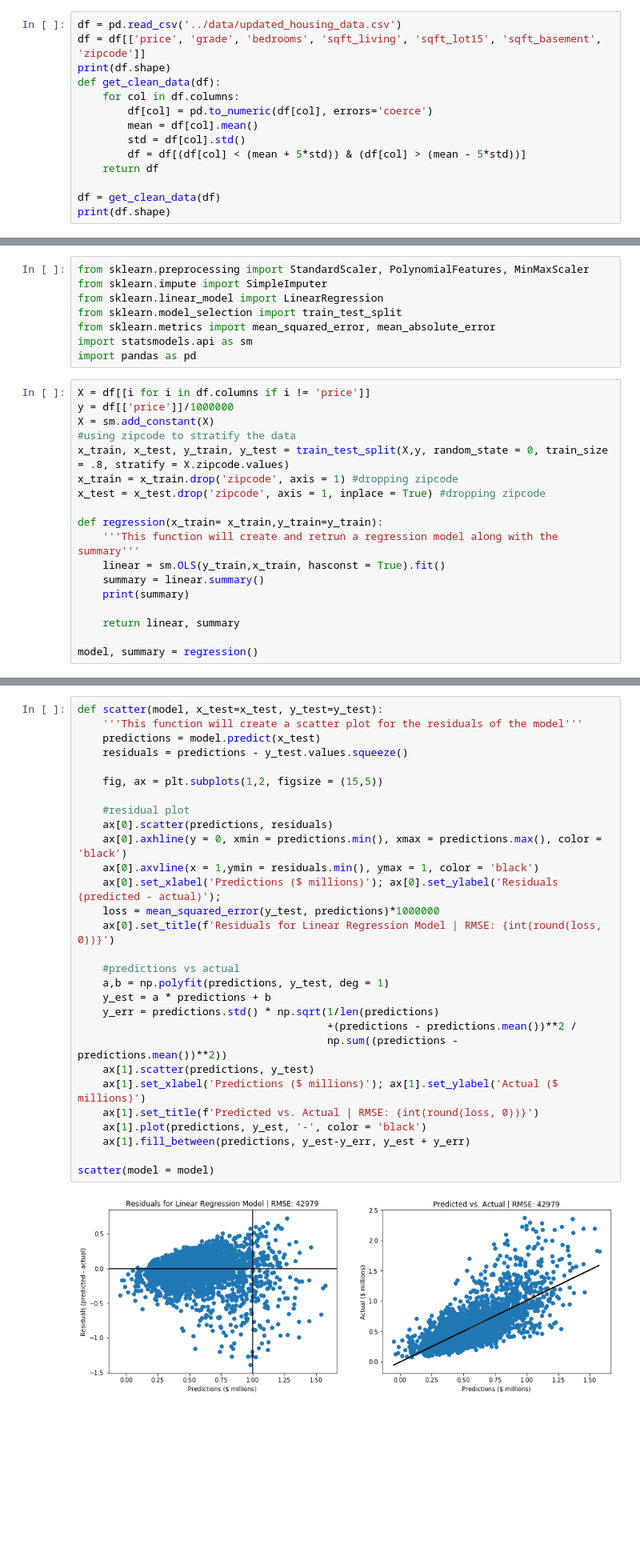
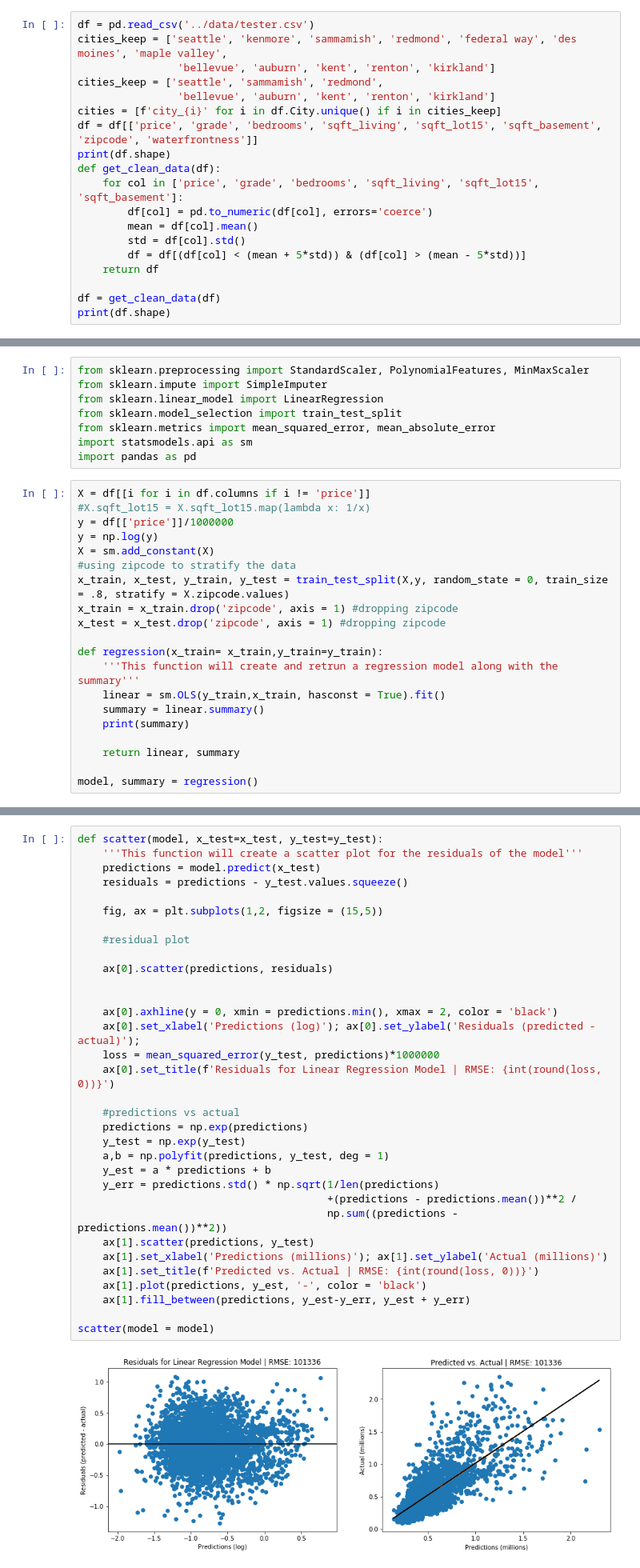
Before and after one commit to HeeebsInc/Predicting_House_Prices, a Jupyter notebook: Notebooks/Final.ipynb, the cells around one changed output, grey strips where cells are left out. Shown at 80% size. Drawn from its saved outputs; the diff is of its cells as text; blank space fills up the shorter version.

```diff
--- a/Notebooks/Final.ipynb
+++ b/Notebooks/Final.ipynb
@@ -6,9 +7,14 @@ import matplotlib.pyplot as plt
 # %%
-df = pd.read_csv('../data/updated_housing_data.csv')
-df = df[['price', 'grade', 'bedrooms', 'sqft_living', 'sqft_lot15', 'sqft_basement', 'zipcode']]
+df = pd.read_csv('../data/tester.csv')
+cities_keep = ['seattle', 'kenmore', 'sammamish', 'redmond', 'federal way', 'des moines', 'maple valley',
+                'bellevue', 'auburn', 'kent', 'renton', 'kirkland']
+cities_keep = ['seattle', 'sammamish', 'redmond',
+                'bellevue', 'auburn', 'kent', 'renton', 'kirkland']
+cities = [f'city_{i}' for i in df.City.unique() if i in cities_keep]
+df = df[['price', 'grade', 'bedrooms', 'sqft_living', 'sqft_lot15', 'sqft_basement', 'zipcode', 'waterfrontness']]
 print(df.shape)
 def get_clean_data(df):
-    for col in df.columns:
+    for col in ['price', 'grade', 'bedrooms', 'sqft_living', 'sqft_lot15', 'sqft_basement']:
         df[col] = pd.to_numeric(df[col], errors='coerce')
         mean = df[col].mean()
         std = df[col].std()
@@ -45,12 +53,14 @@ import statsmodels.api as sm
 import pandas as pd
 # %%
 X = df[[i for i in df.columns if i != 'price']]
+#X.sqft_lot15 = X.sqft_lot15.map(lambda x: 1/x)
 y = df[['price']]/1000000
+y = np.log(y)
 X = sm.add_constant(X)
 #using zipcode to stratify the data
 x_train, x_test, y_train, y_test = train_test_split(X,y, random_state = 0, train_size = .8, stratify = X.zipcode.values)
 x_train = x_train.drop('zipcode', axis = 1) #dropping zipcode
-x_test = x_test.drop('zipcode', axis = 1, inplace = True) #dropping zipcode
+x_test = x_test.drop('zipcode', axis = 1) #dropping zipcode
 
 def regression(x_train= x_train,y_train=y_train):
     '''This function will create and retrun a regression model along with the summary'''
@@ -82,31 +121,35 @@ strong multicollinearity or other numerical problems.
 # %%
 def scatter(model, x_test=x_test, y_test=y_test):
     '''This function will create a scatter plot for the residuals of the model'''
     predictions = model.predict(x_test)
     residuals = predictions - y_test.values.squeeze()
 
     fig, ax = plt.subplots(1,2, figsize = (15,5))
 
     #residual plot
+
     ax[0].scatter(predictions, residuals)
-    ax[0].axhline(y = 0, xmin = predictions.min(), xmax = predictions.max(), color = 'black')
-    ax[0].axvline(x = 1,ymin = residuals.min(), ymax = 1, color = 'black')
-    ax[0].set_xlabel('Predictions ($ millions)'); ax[0].set_ylabel('Residuals (predicted - actual)');
+
+
+    ax[0].axhline(y = 0, xmin = predictions.min(), xmax = 2, color = 'black')
+    ax[0].set_xlabel('Predictions (log)'); ax[0].set_ylabel('Residuals (predicted - actual)');
     loss = mean_squared_error(y_test, predictions)*1000000
     ax[0].set_title(f'Residuals for Linear Regression Model | RMSE: {int(round(loss, 0))}')
 
     #predictions vs actual
+    predictions = np.exp(predictions)
+    y_test = np.exp(y_test)
     a,b = np.polyfit(predictions, y_test, deg = 1)
     y_est = a * predictions + b
     y_err = predictions.std() * np.sqrt(1/len(predictions)
                                         +(predictions - predictions.mean())**2 /
                                         np.sum((predictions - predictions.mean())**2))
     ax[1].scatter(predictions, y_test)
-    ax[1].set_xlabel('Predictions ($ millions)'); ax[1].set_ylabel('Actual ($ millions)')
+    ax[1].set_xlabel('Predictions (millions)'); ax[1].set_ylabel('Actual (millions)')
     ax[1].set_title(f'Predicted vs. Actual | RMSE: {int(round(loss, 0))}')
     ax[1].plot(predictions, y_est, '-', color = 'black')
     ax[1].fill_between(predictions, y_est-y_err, y_est + y_err)
 
 scatter(model = model)
 # %% [output]
-[figure, old version]
+[figure, new version]
```
Also changed, not shown: parts of 5 cells of this notebook, 1 other file.
